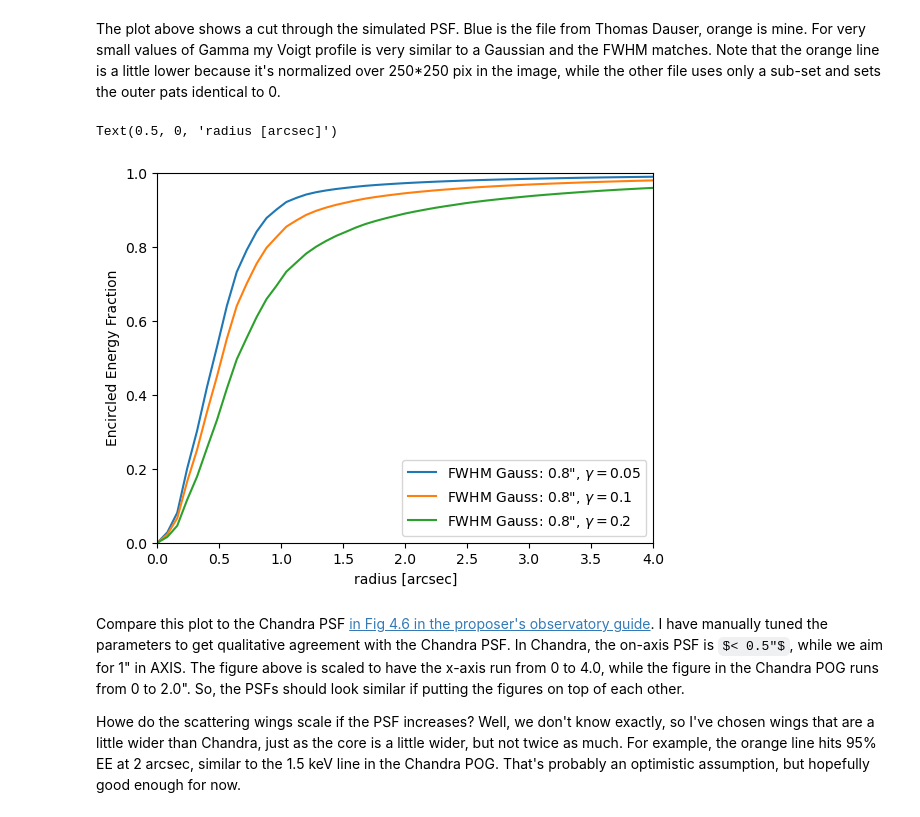
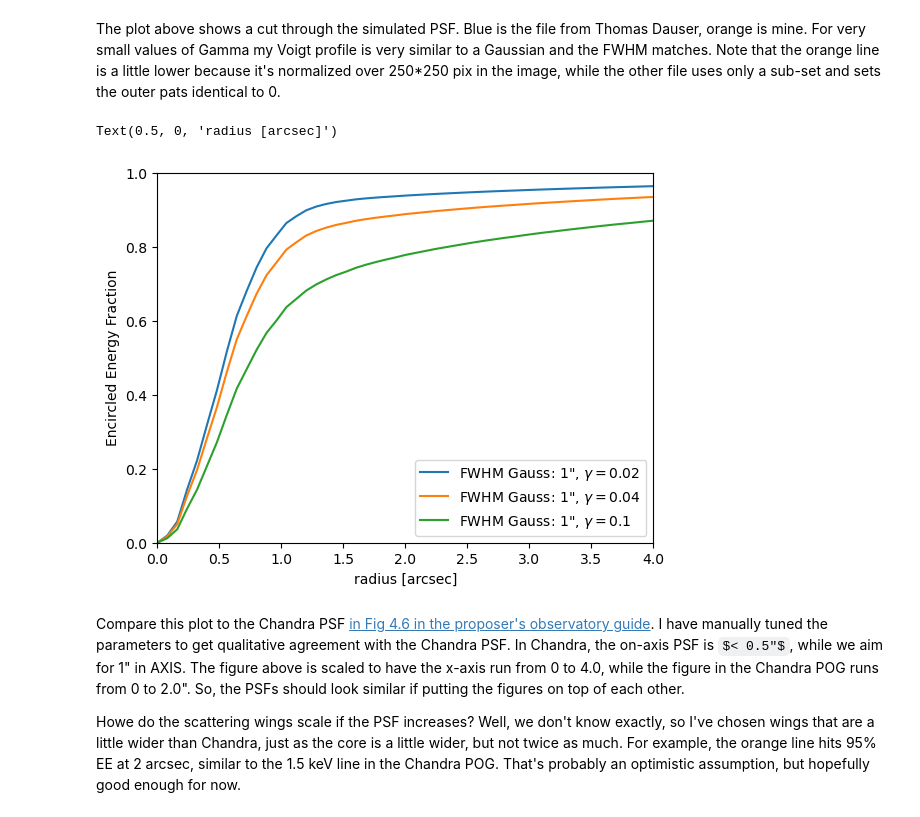
Before and after one commit to hamogu/AXIS, a Jupyter notebook: PSF/Generate_PSF_for_SIXTE.ipynb, the cells around one changed output. Drawn from its saved outputs; the diff is of its cells as text; code cells hidden in the pictures; some formulas as TeX source.

```diff
--- a/PSF/Generate_PSF_for_SIXTE.ipynb
+++ b/PSF/Generate_PSF_for_SIXTE.ipynb
@@ -41,10 +41,16 @@ n_pix = 250
 def image_voigt(n_pix, FWHM, gamma):
     sigma = FWHM / 2.355
     # +0.5 to get to the center of a pixel and because FITS has origin at [1, 1], while numpy has at [0, 0]
-    voigt = voigt_profile(np.arange(n_pix) - n_pix / 2. + 0.5,
-                          sigma * pixel_per_arcsec,
-                          gamma * pixel_per_arcsec)
-    arr = voigt[None, :] * voigt[:, None]
+    dx, dy = np.mgrid[0: n_pix, 0: n_pix]
+    dx = dx - n_pix / 2. + 0.5
+    dy = dy - n_pix / 2. + 0.5
+    radius = np.sqrt(dx**2 + dy**2)
+    arr = voigt_profile(radius, sigma * pixel_per_arcsec, gamma * pixel_per_arcsec)
+    # +0.5 to get to the center of a pixel and because FITS has origin at [1, 1], while numpy has at [0, 0]
+    #voigt = voigt_profile(np.arange(n_pix) - n_pix / 2. + 0.5,
+    #                      sigma * pixel_per_arcsec,
+    #                      gamma * pixel_per_arcsec)
+    #arr = voigt[None, :] * voigt[:, None]
     arr = arr / arr.sum()
     return arr
 # %%
@@ -93,20 +99,20 @@ def image_to_EE(image, rarray):
 # %%
 rarray = np.arange(0, 52.5)
 # %%
-plt.plot(rarray / pixel_per_arcsec, image_to_EE(image_voigt(250, .8, .05), rarray),
-         label='FWHM Gauss: 0.8", $\gamma=0.05$')
-plt.plot(rarray / pixel_per_arcsec, image_to_EE(image_voigt(250, .8, .1), rarray),
-         label='FWHM Gauss: 0.8", $\gamma=0.1$')
-plt.plot(rarray / pixel_per_arcsec, image_to_EE(image_voigt(250, .8, .2), rarray),
-         label='FWHM Gauss: 0.8", $\gamma=0.2$')
+plt.plot(rarray / pixel_per_arcsec, image_to_EE(image_voigt(250, 1, .02), rarray),
+         label='FWHM Gauss: 1", $\gamma=0.02$')
+plt.plot(rarray / pixel_per_arcsec, image_to_EE(image_voigt(250, 1, .04), rarray),
+         label='FWHM Gauss: 1", $\gamma=0.04$')
+plt.plot(rarray / pixel_per_arcsec, image_to_EE(image_voigt(250, 1, .1), rarray),
+         label='FWHM Gauss: 1", $\gamma=0.1$')
 plt.xlim(0, 4)
 plt.ylim(0, 1)
 plt.legend()
 plt.ylabel('Encircled Energy Fraction')
 plt.xlabel('radius [arcsec]')
 # %% [output]
 Text(0.5, 0, 'radius [arcsec]')
-[figure, old version]
+[figure, new version]
 # %% [markdown]
 Compare this plot to the Chandra PSF [in Fig 4.6 in the proposer's observatory guide](https://cxc.harvard.edu/proposer/POG/html/chap4.html#tth_sEc4.2.3). I have manually tuned the parameters to get qualitative agreement with the Chandra PSF. In Chandra, the on-axis PSF is $< 0.5"$, while we aim for 1" in AXIS. The figure above is scaled to have the x-axis run from 0 to 4.0, while the figure in the Chandra POG runs from 0 to 2.0". So, the PSFs should look similar if putting the figures on top of each other.
 
```
Also changed, not shown: parts of 6 cells of this notebook.
